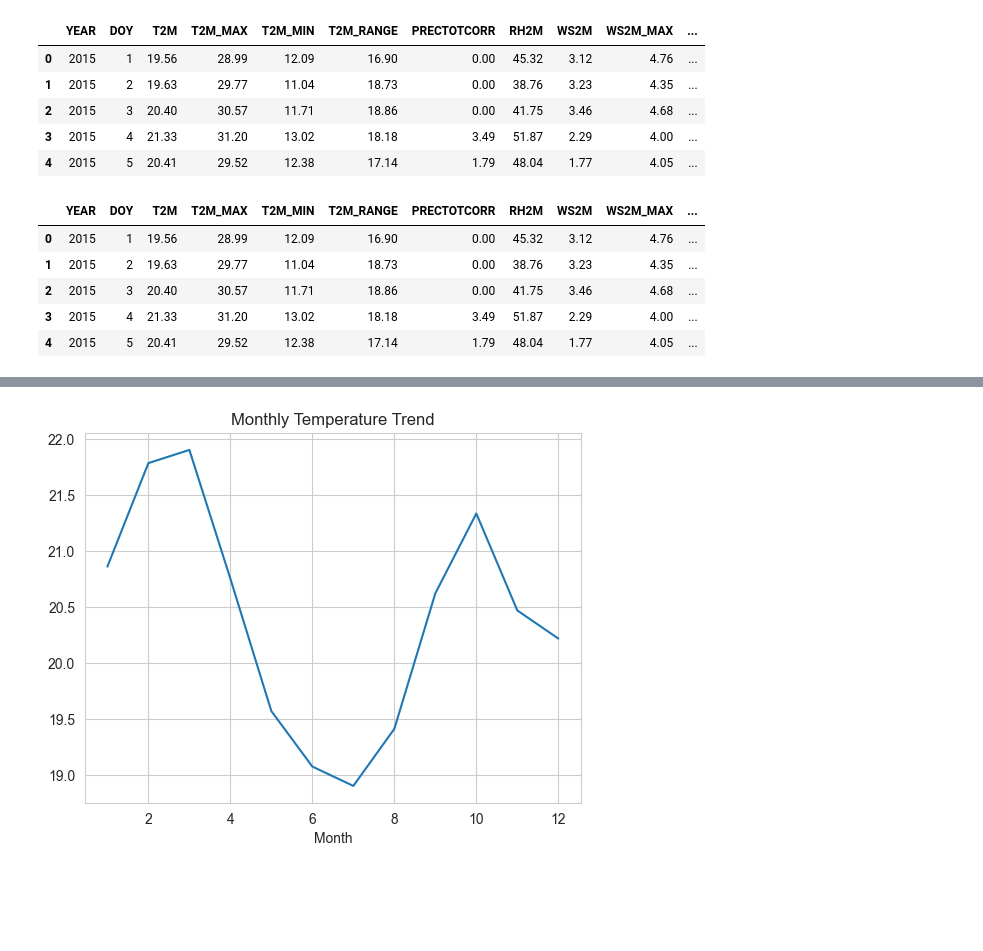
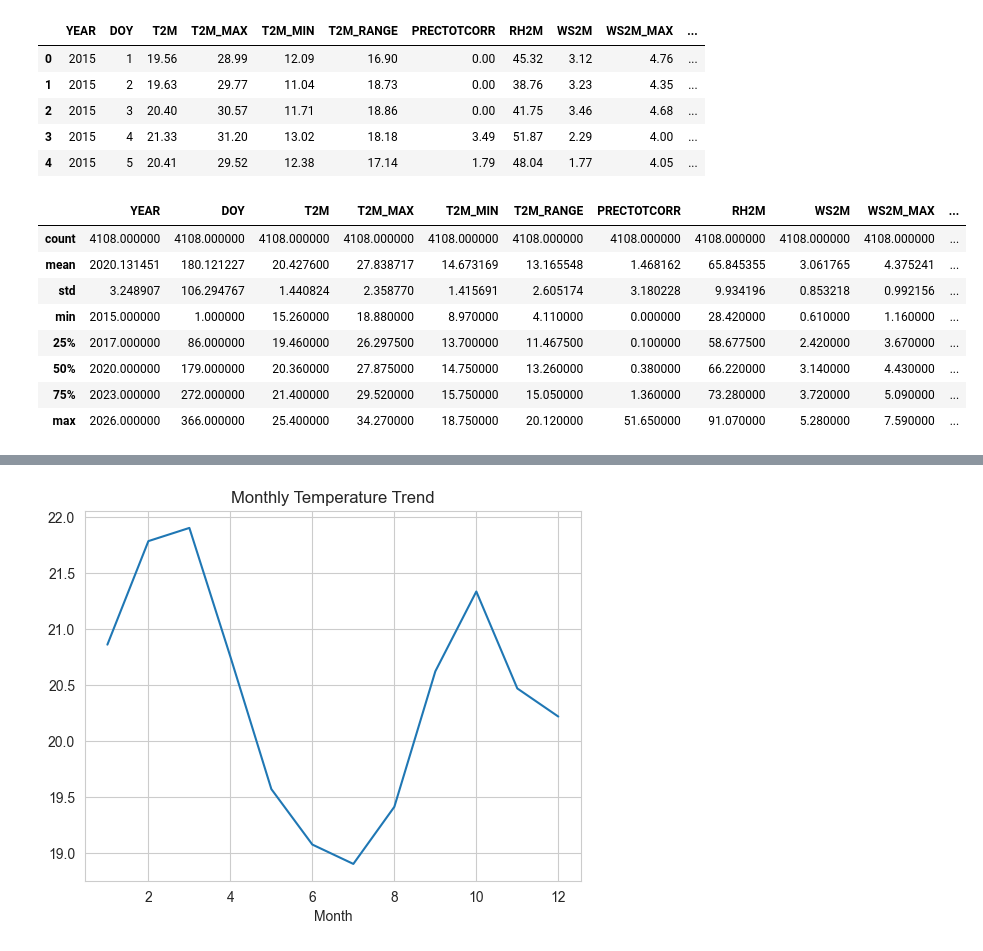
Before and after one commit to Richo-Worku/climatechange-week0, a Jupyter notebook: kenya_eda.ipynb, the cells around one changed output, grey strips where cells are left out. Drawn from its saved outputs; the diff is of its cells as text; code cells hidden in the pictures; blank space fills up the shorter version.

```diff
--- a/kenya_eda.ipynb
+++ b/kenya_eda.ipynb
@@ -21,10 +21,14 @@ df = df.replace(-999, np.nan)
 # %%
 df["Country"] = "Kenya"
 df.head()
+df.describe()
 # %% [output]
 |  | YEAR | DOY | T2M | T2M_MAX | T2M_MIN | T2M_RANGE | PRECTOTCORR | RH2M | WS2M | WS2M_MAX | ... |
-| 0 | 2015 | 1 | 19.56 | 28.99 | 12.09 | 16.90 | 0.00 | 45.32 | 3.12 | 4.76 | ... |
-| 1 | 2015 | 2 | 19.63 | 29.77 | 11.04 | 18.73 | 0.00 | 38.76 | 3.23 | 4.35 | ... |
-| 2 | 2015 | 3 | 20.40 | 30.57 | 11.71 | 18.86 | 0.00 | 41.75 | 3.46 | 4.68 | ... |
-| 3 | 2015 | 4 | 21.33 | 31.20 | 13.02 | 18.18 | 3.49 | 51.87 | 2.29 | 4.00 | ... |
-| 4 | 2015 | 5 | 20.41 | 29.52 | 12.38 | 17.14 | 1.79 | 48.04 | 1.77 | 4.05 | ... |
+| count | 4108.000000 | 4108.000000 | 4108.000000 | 4108.000000 | 4108.000000 | 4108.000000 | 4108.000000 | 4108.000000 | 4108.000000 | 4108.000000 | ... |
+| mean | 2020.131451 | 180.121227 | 20.427600 | 27.838717 | 14.673169 | 13.165548 | 1.468162 | 65.845355 | 3.061765 | 4.375241 | ... |
+| std | 3.248907 | 106.294767 | 1.440824 | 2.358770 | 1.415691 | 2.605174 | 3.180228 | 9.934196 | 0.853218 | 0.992156 | ... |
+| min | 2015.000000 | 1.000000 | 15.260000 | 18.880000 | 8.970000 | 4.110000 | 0.000000 | 28.420000 | 0.610000 | 1.160000 | ... |
+| 25% | 2017.000000 | 86.000000 | 19.460000 | 26.297500 | 13.700000 | 11.467500 | 0.100000 | 58.677500 | 2.420000 | 3.670000 | ... |
+| 50% | 2020.000000 | 179.000000 | 20.360000 | 27.875000 | 14.750000 | 13.260000 | 0.380000 | 66.220000 | 3.140000 | 4.430000 | ... |
+| 75% | 2023.000000 | 272.000000 | 21.400000 | 29.520000 | 15.750000 | 15.050000 | 1.360000 | 73.280000 | 3.720000 | 5.090000 | ... |
+| max | 2026.000000 | 366.000000 | 25.400000 | 34.270000 | 18.750000 | 20.120000 | 51.650000 | 91.070000 | 5.280000 | 7.590000 | ... |
```
Also changed, not shown: parts of 8 cells of this notebook.
